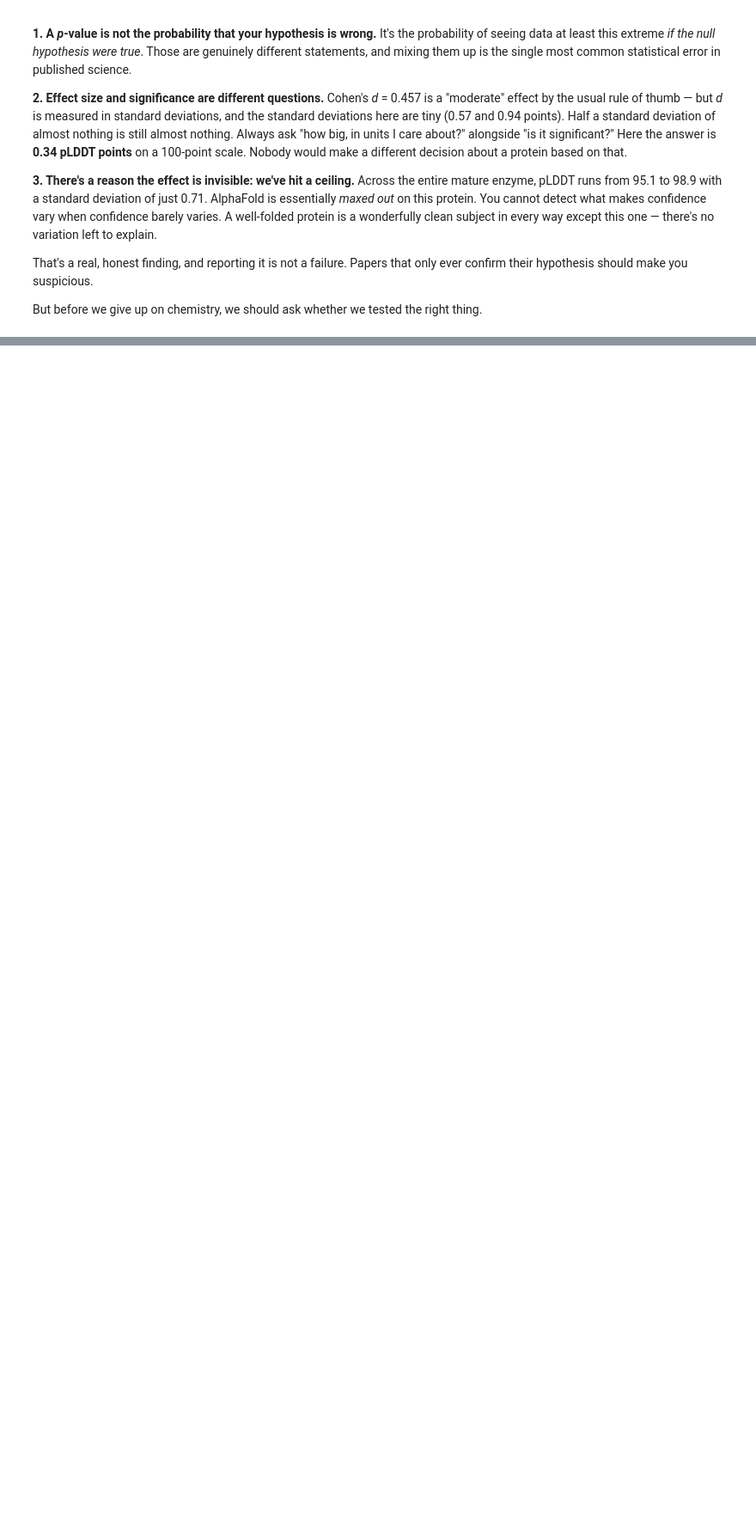
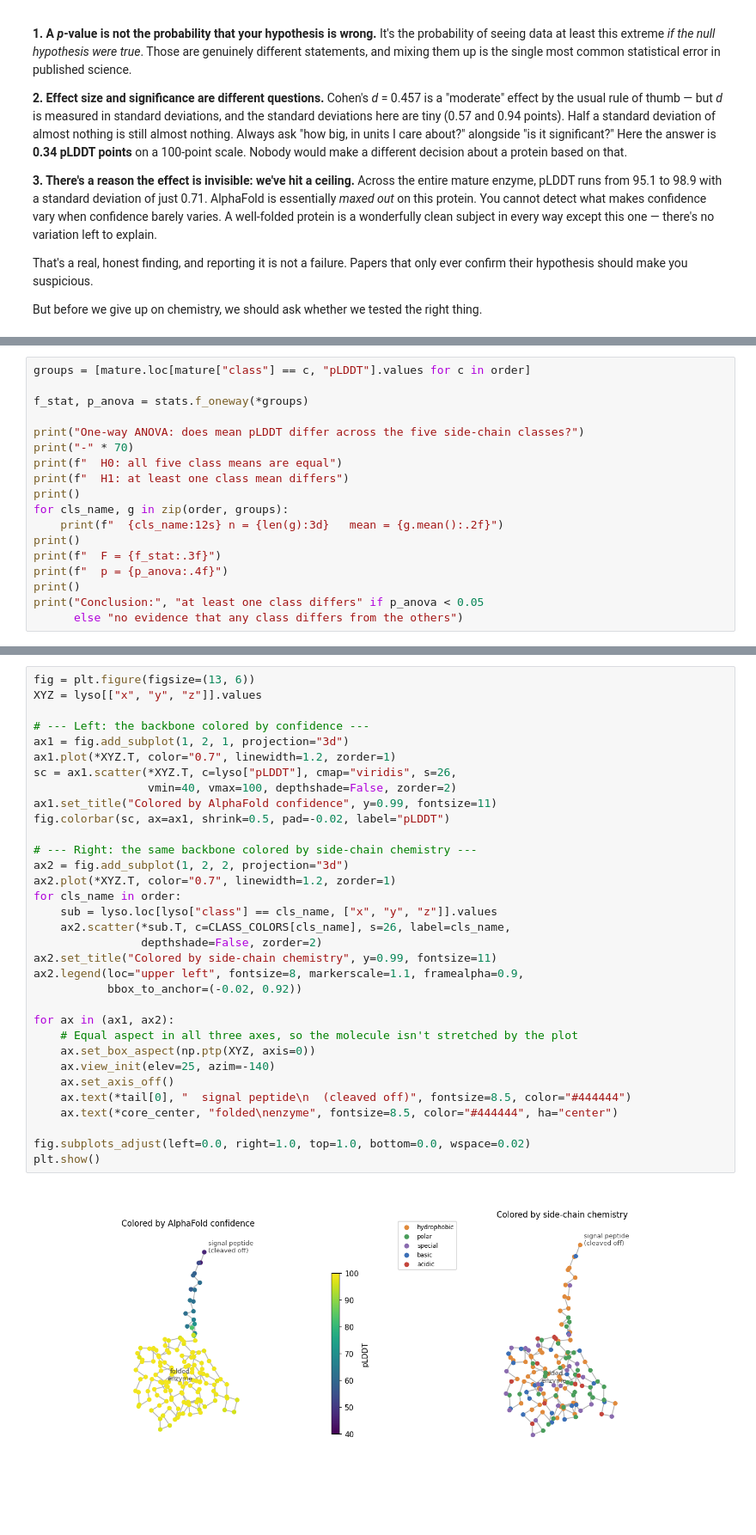
Before and after one commit to legpt/alphafold-confidence-project, a Jupyter notebook: amino_acid_chemistry_confidence.ipynb, the cells around one changed output, grey strips where cells are left out. Shown at 86% size. Saved outputs shown, nothing was run; the diff lists cells and outputs as text; blank space fills up the shorter version.

```diff
--- a/amino_acid_chemistry_confidence.ipynb
+++ b/amino_acid_chemistry_confidence.ipynb
@@ -707,0 +742,18 @@ But before we give up on chemistry, we should ask whether we tested the right th
+# %%
+groups = [mature.loc[mature["class"] == c, "pLDDT"].values for c in order]
+
+f_stat, p_anova = stats.f_oneway(*groups)
+
+print("One-way ANOVA: does mean pLDDT differ across the five side-chain classes?")
+print("-" * 70)
+print(f"  H0: all five class means are equal")
+print(f"  H1: at least one class mean differs")
+print()
+for cls_name, g in zip(order, groups):
+    print(f"  {cls_name:12s} n = {len(g):3d}   mean = {g.mean():.2f}")
+print()
+print(f"  F = {f_stat:.3f}")
+print(f"  p = {p_anova:.4f}")
+print()
+print("Conclusion:", "at least one class differs" if p_anova < 0.05
+      else "no evidence that any class differs from the others")
@@ -707,0 +861,35 @@ But before we give up on chemistry, we should ask whether we tested the right th
+# %%
+fig = plt.figure(figsize=(13, 6))
+XYZ = lyso[["x", "y", "z"]].values
+
+# --- Left: the backbone colored by confidence ---
+ax1 = fig.add_subplot(1, 2, 1, projection="3d")
+ax1.plot(*XYZ.T, color="0.7", linewidth=1.2, zorder=1)
+sc = ax1.scatter(*XYZ.T, c=lyso["pLDDT"], cmap="viridis", s=26,
+                 vmin=40, vmax=100, depthshade=False, zorder=2)
+ax1.set_title("Colored by AlphaFold confidence", y=0.99, fontsize=11)
+fig.colorbar(sc, ax=ax1, shrink=0.5, pad=-0.02, label="pLDDT")
+
+# --- Right: the same backbone colored by side-chain chemistry ---
+ax2 = fig.add_subplot(1, 2, 2, projection="3d")
+ax2.plot(*XYZ.T, color="0.7", linewidth=1.2, zorder=1)
+for cls_name in order:
+    sub = lyso.loc[lyso["class"] == cls_name, ["x", "y", "z"]].values
+    ax2.scatter(*sub.T, c=CLASS_COLORS[cls_name], s=26, label=cls_name,
+                depthshade=False, zorder=2)
+ax2.set_title("Colored by side-chain chemistry", y=0.99, fontsize=11)
+ax2.legend(loc="upper left", fontsize=8, markerscale=1.1, framealpha=0.9,
+           bbox_to_anchor=(-0.02, 0.92))
+
+for ax in (ax1, ax2):
+    # Equal aspect in all three axes, so the molecule isn't stretched by the plot
+    ax.set_box_aspect(np.ptp(XYZ, axis=0))
+    ax.view_init(elev=25, azim=-140)
+    ax.set_axis_off()
+    ax.text(*tail[0], "  signal peptide\n  (cleaved off)", fontsize=8.5, color="#444444")
+    ax.text(*core_center, "folded\nenzyme", fontsize=8.5, color="#444444", ha="center")
+
+fig.subplots_adjust(left=0.0, right=1.0, top=1.0, bottom=0.0, wspace=0.02)
+plt.show()
+# %% [output]
+[figure, added]
```
Also changed, not shown: parts of 9 cells of this notebook.
